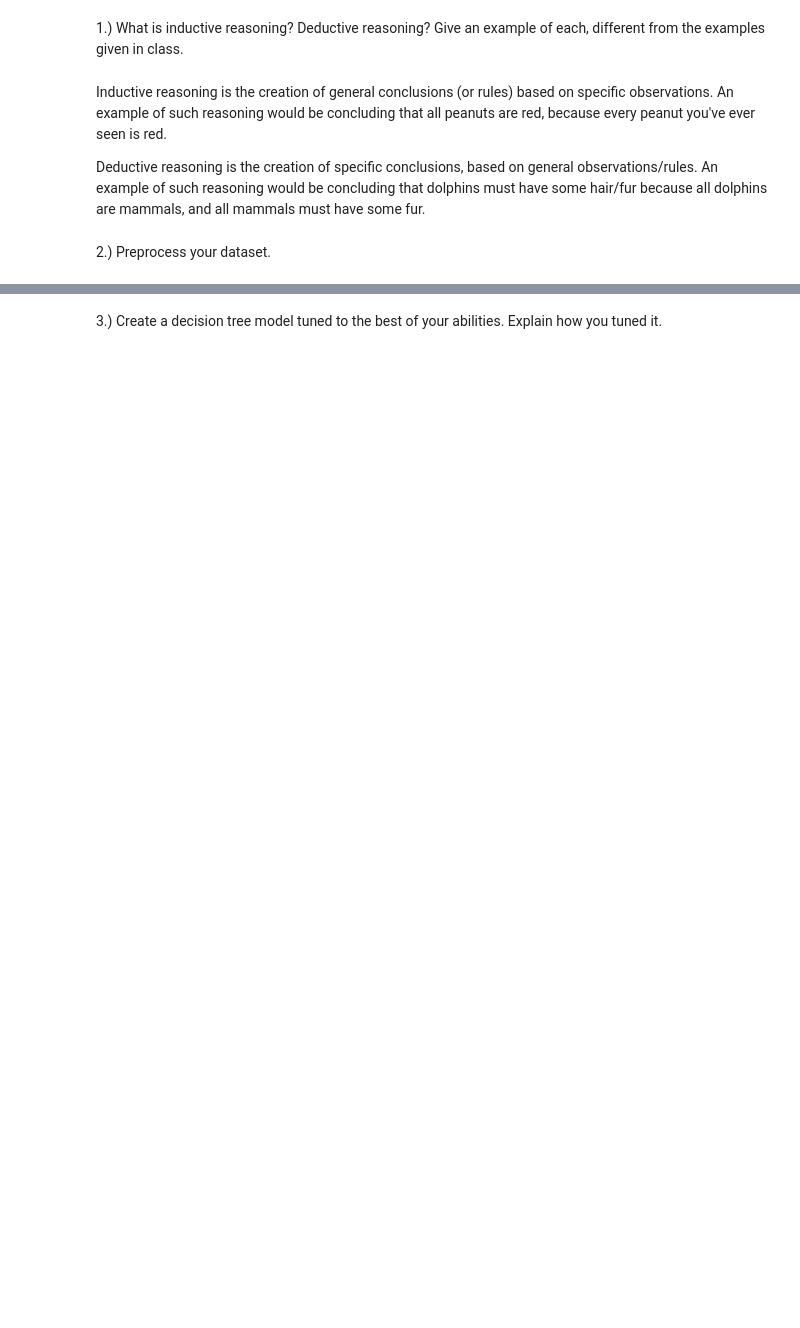
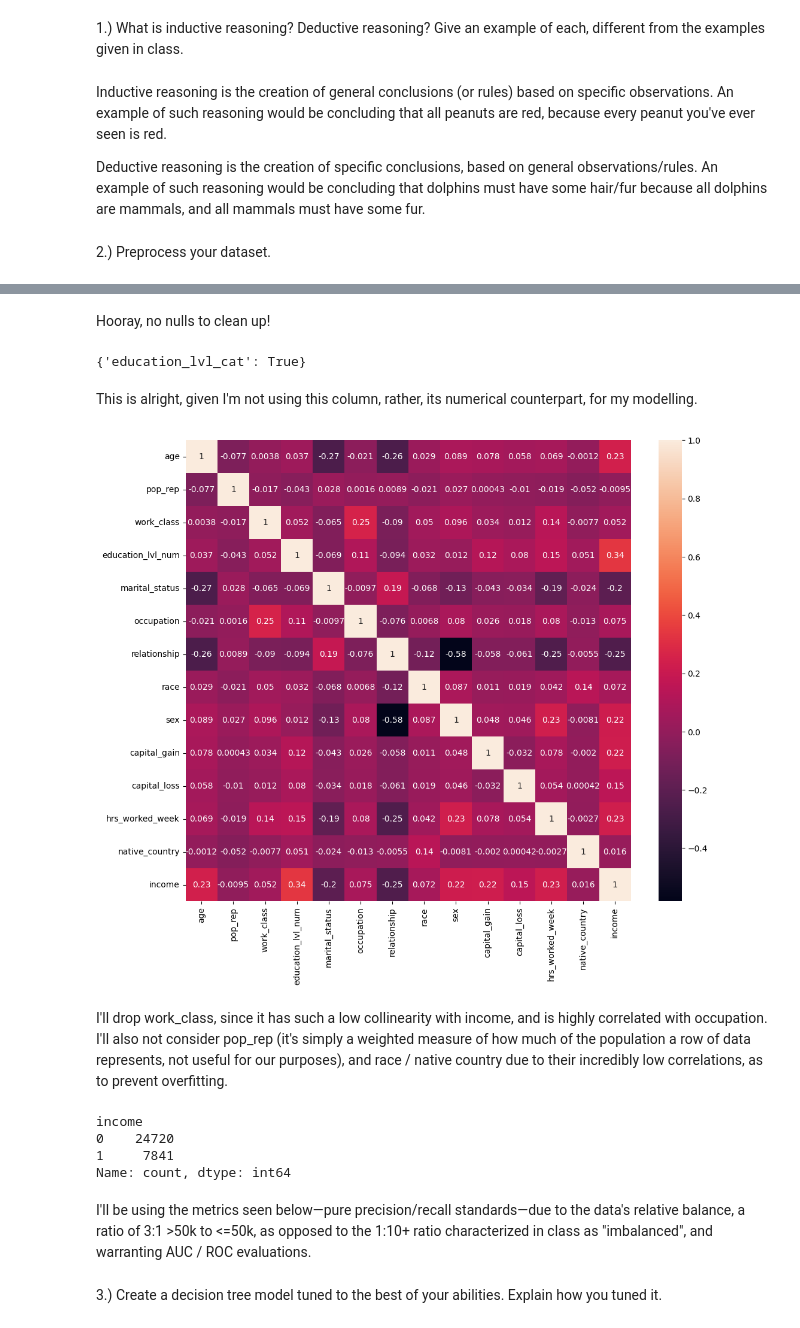
Before and after one commit to Co2Lo/Connor_CSCI_1070, a Jupyter notebook: Homework/week_10_homework.ipynb, the cells around one changed output, grey strips where cells are left out. Cells and saved outputs as stored; diff of their text form; code cells hidden in the pictures; blank space fills up the shorter version.

```diff
--- a/Homework/week_10_homework.ipynb
+++ b/Homework/week_10_homework.ipynb
@@ -10,0 +33,15 @@ import pandas as pd
+# %%
+from sklearn.preprocessing import LabelEncoder
+
+def label_encode_categoricals(df: pd.DataFrame, columns: list) -> pd.DataFrame:
+    """
+    Label encodes categorical columns in dataframe
+    """
+    df_encoded = df.copy()
+    label_encoder = LabelEncoder()
+    for column in columns:
+        df_encoded[column] = label_encoder.fit_transform(df[column])
+    return df_encoded
+
+adult_df_encoded = label_encode_categoricals(adult_df, ['work_class', 'marital_status', 'occupation', 'relationship',
+                                                        'race', 'sex', 'native_country', 'income'])
@@ -11,2 +75,54 @@ import pandas as pd
+# %% [markdown]
+Hooray, no nulls to clean up!
+# %%
+def odd_character_check(df):
+    """
+    Checks for odd characters in string columns of a DataFrame.
+    """
+    weird_chars_dict = {}
+    for column in df.columns:
+        if df[column].dtype == 'object':
+            weird_characters = df[column].str.contains(r'[^a-zA-Z0-9\s!?]', na = True)
+            weird_chars_dict[column] = weird_characters.any()
+    return weird_chars_dict
+
+weird_characters_dict = odd_character_check(adult_df_encoded)
+print(weird_characters_dict)
+# %% [output]
+{'education_lvl_cat': True}
+# %% [markdown]
+This is alright, given I'm not using this column, rather, its numerical counterpart, for my modelling.
+# %%
+import seaborn as sns
+import matplotlib.pyplot as plt
+
+def plot_heatmap(df):
+    """
+    Plot a heatmap between given features of a datafrane
+    """
+    plt.figure(figsize = (12, 10))
+    correlation_matrix = df.corr()
+    sns.heatmap(correlation_matrix, annot = True)
+
+adult_heatmap = adult_df_encoded[['age', 'pop_rep', 'work_class', 'education_lvl_num',
+                                  'marital_status', 'occupation', 'relationship', 'race',
+                                  'sex', 'capital_gain', 'capital_loss', 'hrs_worked_week',
+                                  'native_country', 'income']]
+
+plot_heatmap(adult_heatmap)
+plt.show()
+# %% [output]
+[figure, added]
+# %% [markdown]
+I'll drop work_class, since it has such a low collinearity with income, and is highly correlated with occupation. I'll also not consider pop_rep (it's simply a weighted measure of how much of the population a row of data represents, not useful for our purposes), and race / native country due to their incredibly low correlations, as to prevent overfitting.
+# %%
+adult_df_encoded['income'].value_counts()
+# %% [output]
+income
+0    24720
+1     7841
+Name: count, dtype: int64
+# %% [markdown]
+I'll be using the metrics seen below—pure precision/recall standards—due to the data's relative balance, a ratio of 3:1 >50k to <=50k, as opposed to the 1:10+ ratio characterized in class as "imbalanced", and warranting AUC / ROC evaluations.
 # %% [markdown]
 3.) Create a decision tree model tuned to the best of your abilities. Explain how you tuned it.
```
Also changed, not shown: parts of 9 cells of this notebook.
